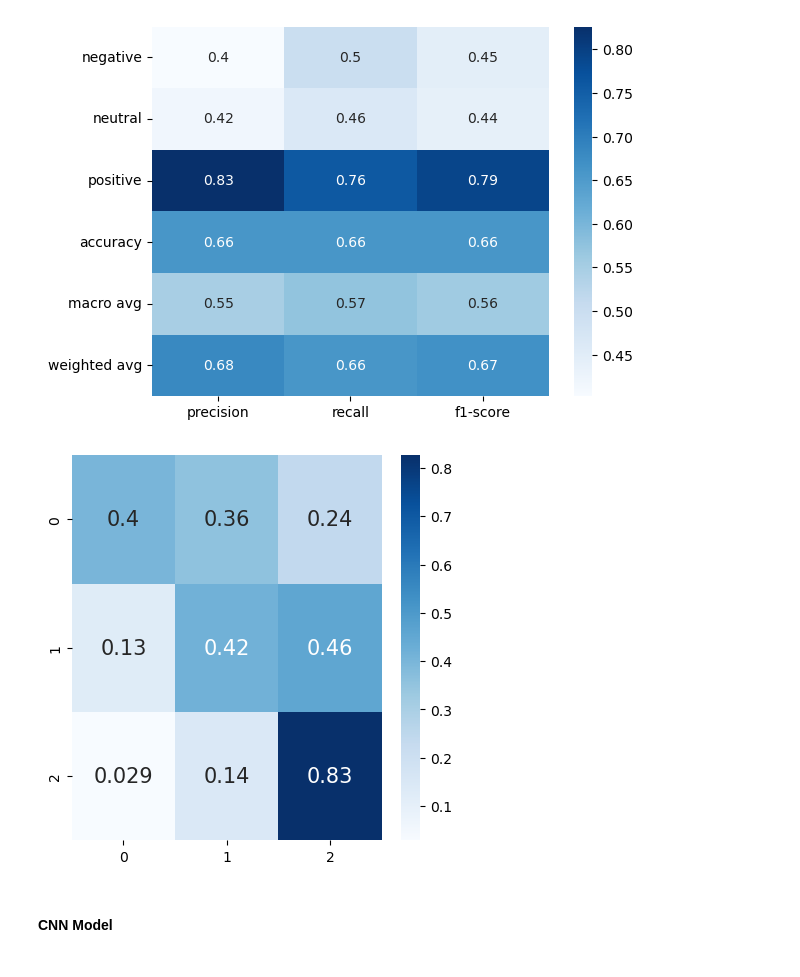
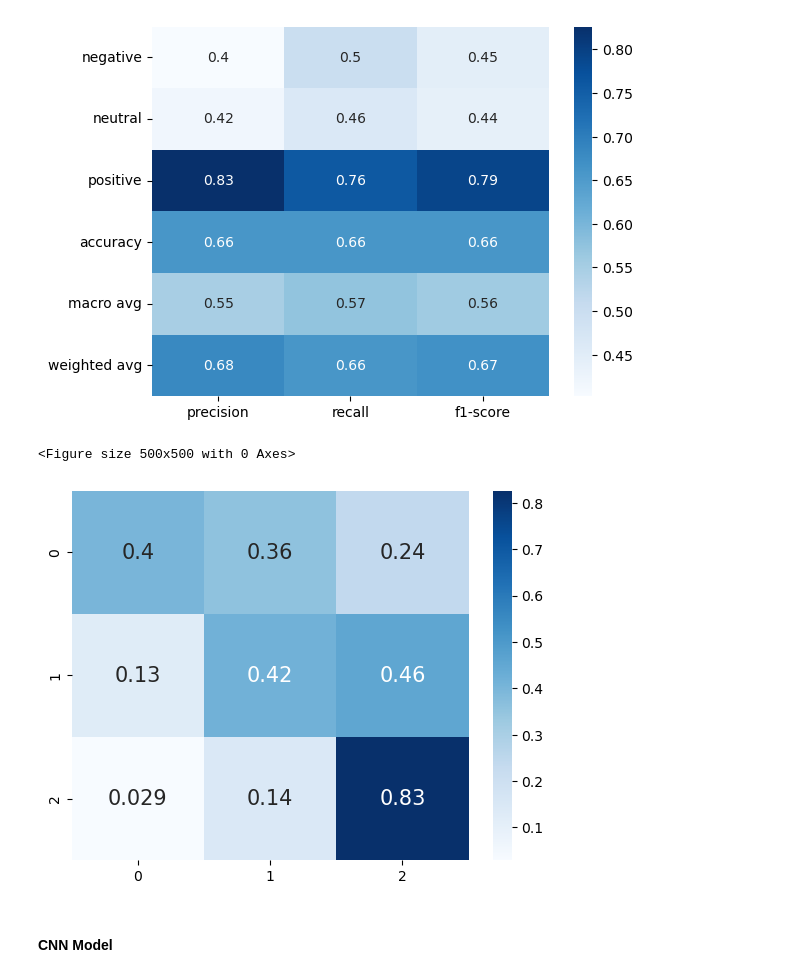
Before and after one commit to ellrub/Info284, a Jupyter notebook: groupExam2025.ipynb, the cells around one changed output. Cells and saved outputs as stored; diff of their text form; code cells hidden in the pictures.

```diff
--- a/groupExam2025.ipynb
+++ b/groupExam2025.ipynb
@@ -458,14 +466,16 @@ fig.savefig('./matplotlib_data/class_rep_nlp')
 # %%
 # Creating a confusion matrix
 matrix_nlp = sklearn.metrics.confusion_matrix(y_pred_nlp, y_test_NLP)
 
 conf_matrix = pd.DataFrame(matrix_nlp, index = ['Neutral','Negative','Positive'],columns = ['Neutral','Negative','Positive'])
 conf_matrix = np.array(conf_matrix).astype('float') / np.array(conf_matrix).sum(axis = 1)[:, np.newaxis]
 plt.figure(figsize = (5,5))
-sns.heatmap(conf_matrix, annot = True, annot_kws = {"size": 15}, cmap = "Blues")
+fig, ax = plt.subplots(1,1)
+sns.heatmap(conf_matrix, annot = True, annot_kws = {"size": 15}, cmap = "Blues", ax=ax)
 fig.savefig('./matplotlib_data/conf_mat_nlp')
 # %% [output]
+<Figure size 500x500 with 0 Axes>
-[figure, old version]
+[figure, new version]
 # %% [markdown]
 #### CNN Model
 # %% [markdown]
```
Also changed, not shown: parts of 8 cells of this notebook, 2 other files.
